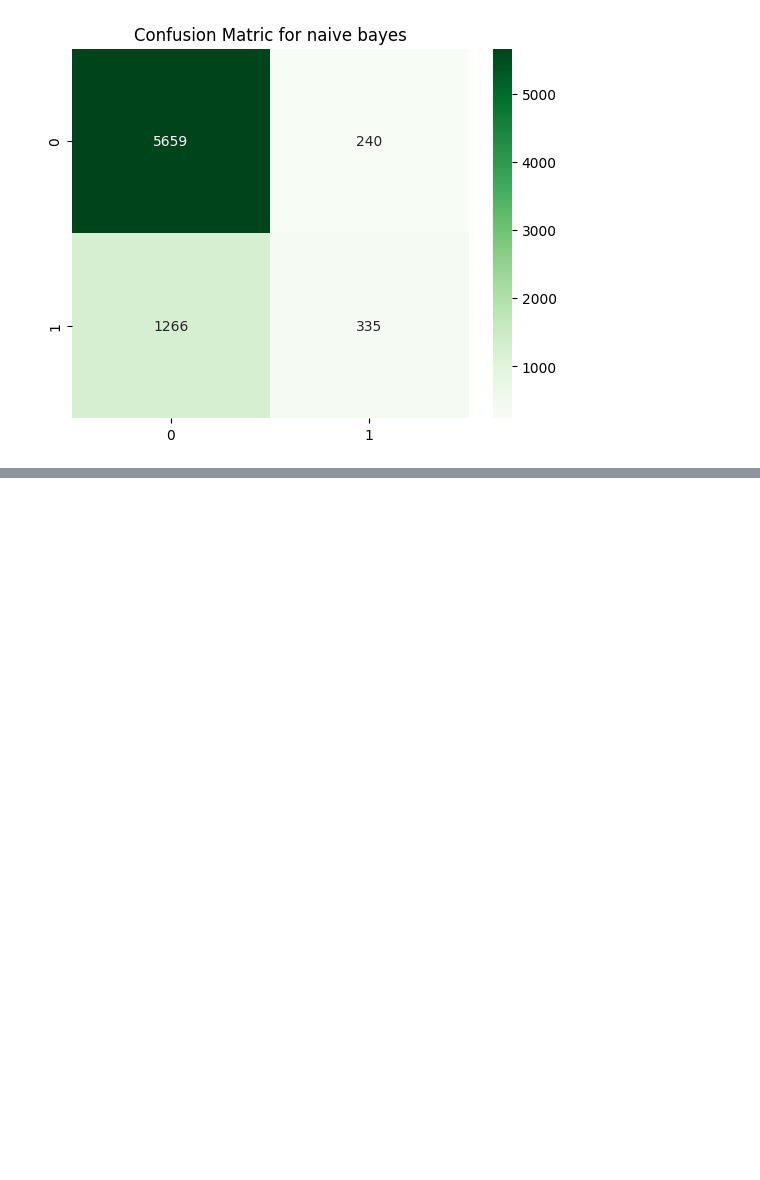
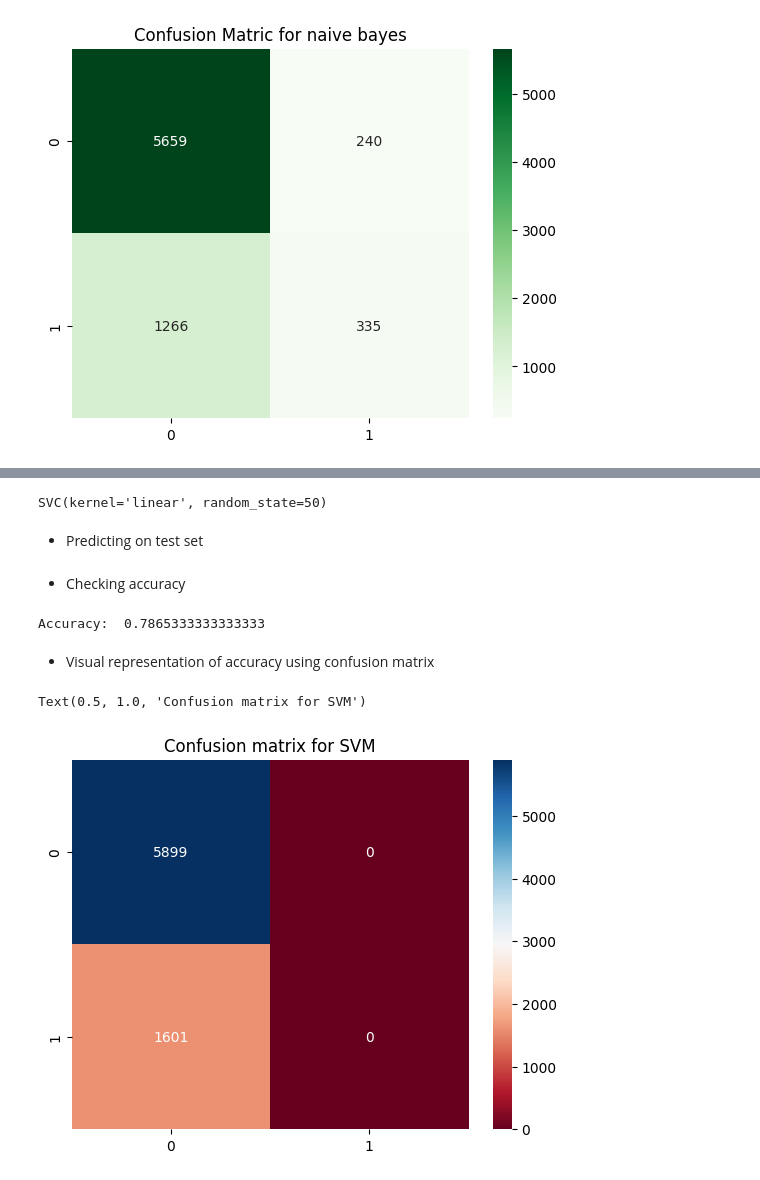
Before and after one commit to AnshikaJain2405/OrionDataAnalyticsInternshipJul23, a Jupyter notebook: notebooks/ML.ipynb, the cells around one changed output, grey strips where cells are left out. Cells and saved outputs as stored; diff of their text form; code cells hidden in the pictures; blank space fills up the shorter version.

```diff
--- a/notebooks/ML.ipynb
+++ b/notebooks/ML.ipynb
@@ -157,0 +167,26 @@ Text(0.5, 1.0, 'Confusion Matric for naive bayes')
+# %%
+svm = SVC(kernel='linear', random_state=50)
+svm.fit(x2_train, y2_train)
+# %% [output]
+SVC(kernel='linear', random_state=50)
+# %% [markdown]
+- Predicting on test set
+# %%
+y4_pred = svm.predict(x2_test)
+# %% [markdown]
+- Checking accuracy
+# %%
+accuracy4 = svm.score(x2_test, y2_test)
+print("Accuracy: ",accuracy4)
+# %% [output]
+Accuracy:  0.7865333333333333
+# %% [markdown]
+- Visual representation of accuracy using confusion matrix
+# %%
+cm4 = confusion_matrix(y2_test, y4_pred)
+
+sns.heatmap(cm4, annot=True, cmap='RdBu', fmt='g')
+plt.title("Confusion matrix for SVM")
+# %% [output]
+Text(0.5, 1.0, 'Confusion matrix for SVM')
+[figure, added]
```
Also changed, not shown: parts of 4 cells of this notebook.
